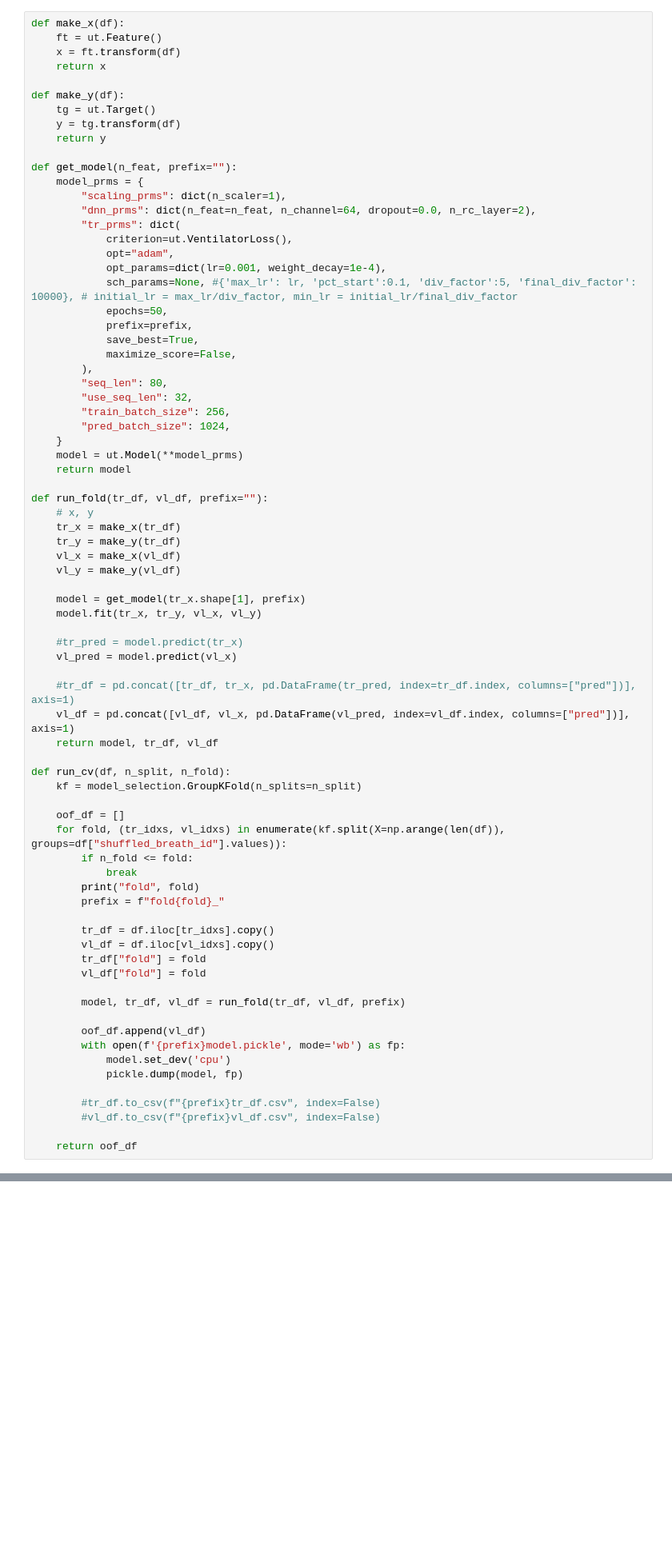
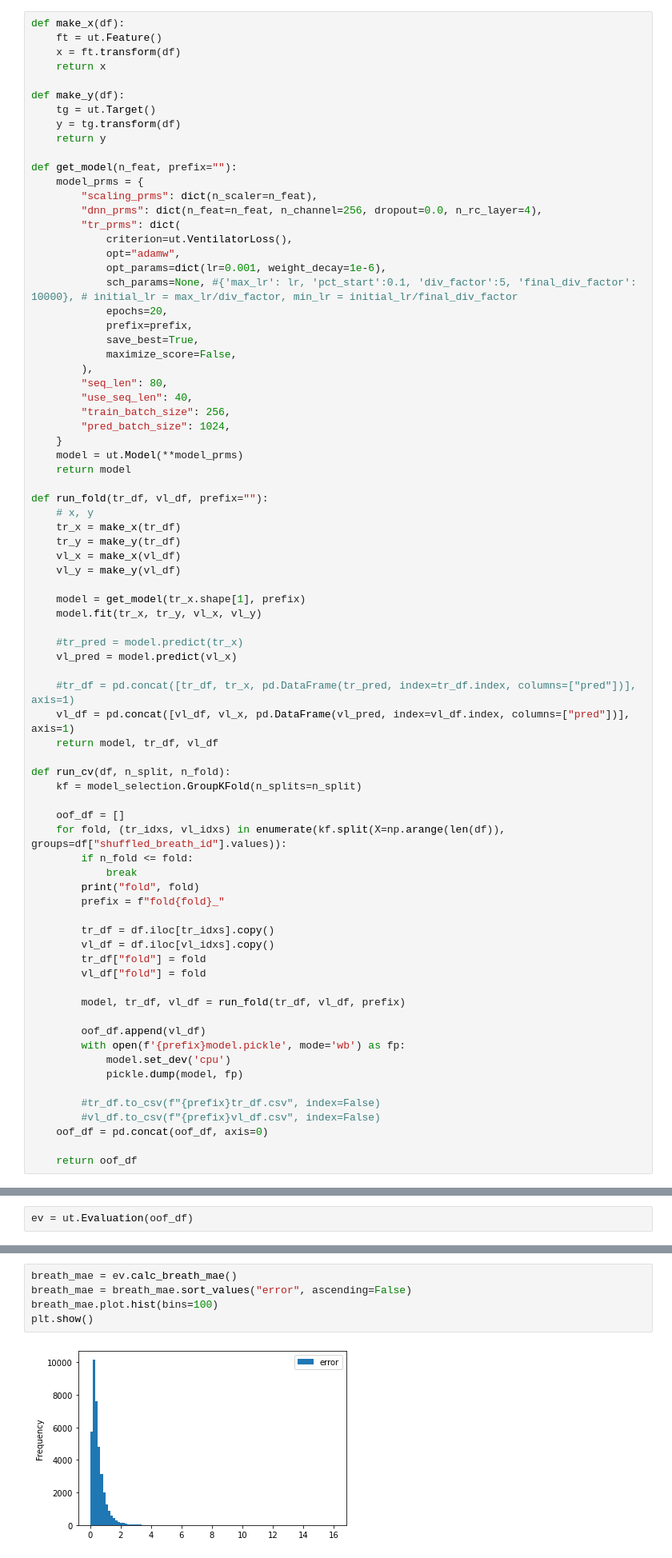
Before and after one commit to statsu1990/kaggle_ventilator_pressure_prediction, a Jupyter notebook: experiments/exp_v00_00_00/main.ipynb, the cells around one changed output, grey strips where cells are left out. Shown: that part at 80% size. Drawn from its saved outputs; the diff is of its cells as text; blank space fills up the shorter version.

```diff
--- a/experiments/exp_v00_00_00/main.ipynb
+++ b/experiments/exp_v00_00_00/main.ipynb
@@ -39,20 +44,20 @@ def make_y(df):
 
 def get_model(n_feat, prefix=""):
     model_prms = {
-        "scaling_prms": dict(n_scaler=1),
-        "dnn_prms": dict(n_feat=n_feat, n_channel=64, dropout=0.0, n_rc_layer=2),
+        "scaling_prms": dict(n_scaler=n_feat),
+        "dnn_prms": dict(n_feat=n_feat, n_channel=256, dropout=0.0, n_rc_layer=4),
         "tr_prms": dict(
             criterion=ut.VentilatorLoss(),
-            opt="adam",
-            opt_params=dict(lr=0.001, weight_decay=1e-4),
+            opt="adamw",
+            opt_params=dict(lr=0.001, weight_decay=1e-6),
             sch_params=None, #{'max_lr': lr, 'pct_start':0.1, 'div_factor':5, 'final_div_factor': 10000}, # initial_lr = max_lr/div_factor, min_lr = initial_lr/final_div_factor
-            epochs=50,
+            epochs=20,
             prefix=prefix,
             save_best=True,
             maximize_score=False,
         ),
         "seq_len": 80,
-        "use_seq_len": 32,
+        "use_seq_len": 40,
         "train_batch_size": 256,
         "pred_batch_size": 1024,
     }
@@ -100,6 +105,7 @@ def run_cv(df, n_split, n_fold):
 
         #tr_df.to_csv(f"{prefix}tr_df.csv", index=False)
         #vl_df.to_csv(f"{prefix}vl_df.csv", index=False)
+    oof_df = pd.concat(oof_df, axis=0)
 
     return oof_df
 # %%
@@ -203,0 +211,2 @@ lr  0.001
+# %%
+ev = ut.Evaluation(oof_df)
@@ -203,0 +218,7 @@ lr  0.001
+# %%
+breath_mae = ev.calc_breath_mae()
+breath_mae = breath_mae.sort_values("error", ascending=False)
+breath_mae.plot.hist(bins=100)
+plt.show()
+# %% [output]
+[figure, added]
```
Also changed, not shown: parts of 8 cells of this notebook, 1 other file.
